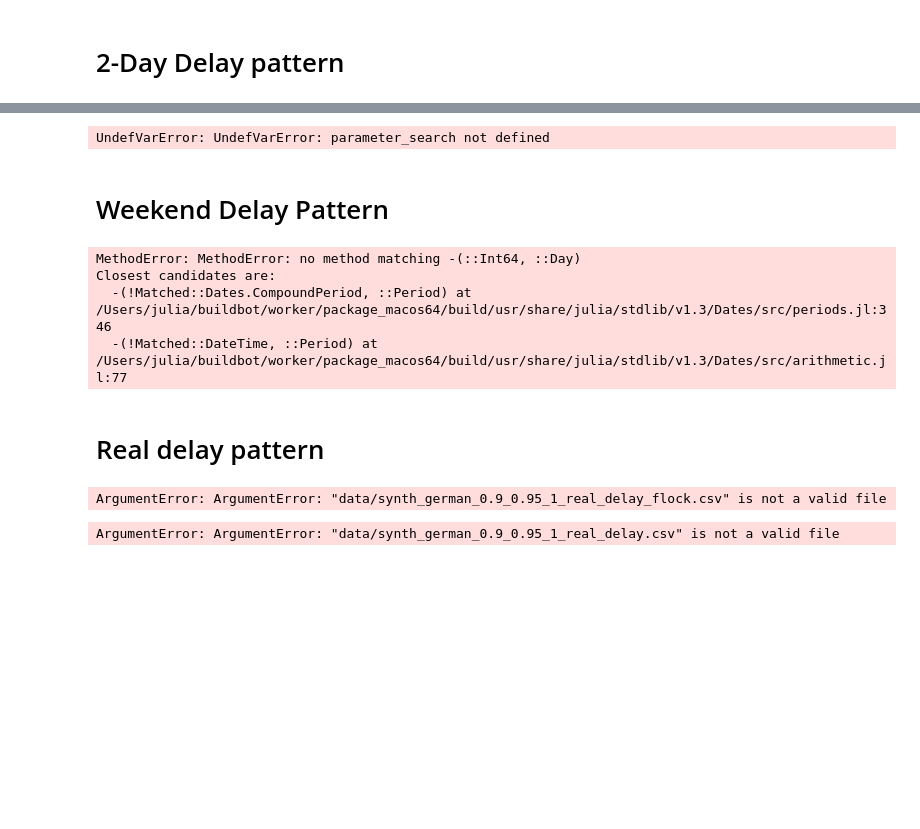
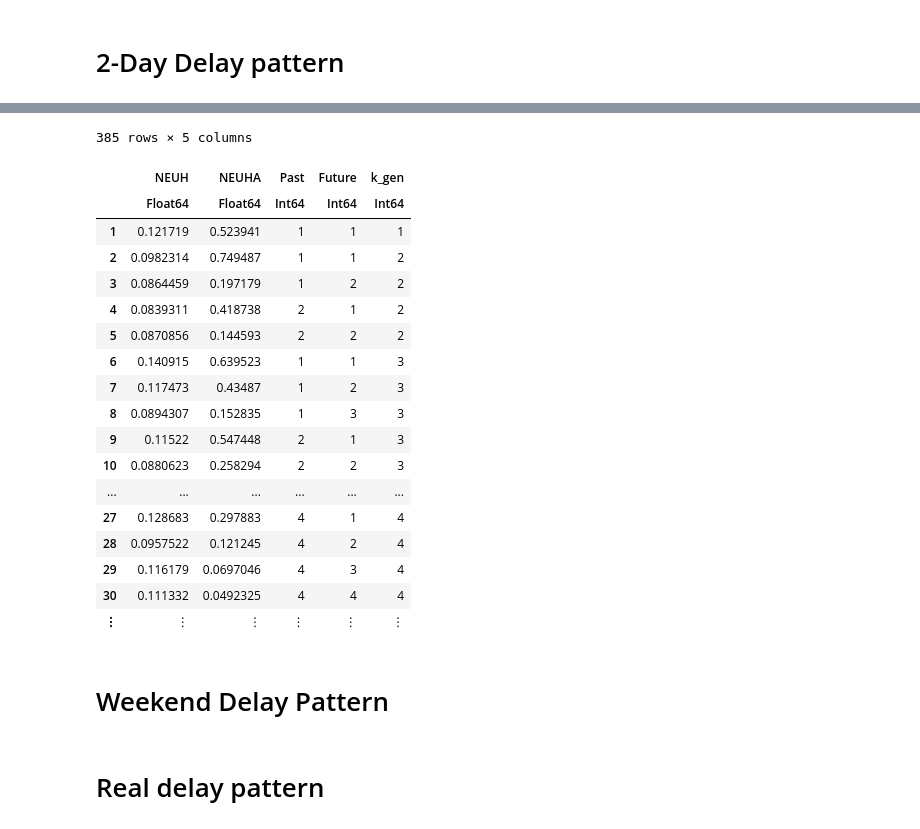
Before and after one commit to timueh/COVID-19, a Jupyter notebook: Synth_data_evaluation.ipynb, the cells around one changed output, grey strips where cells are left out. Saved outputs shown, nothing was run; the diff lists cells and outputs as text; code cells hidden in the pictures; blank space fills up the shorter version.

```diff
--- a/Synth_data_evaluation.ipynb
+++ b/Synth_data_evaluation.ipynb
@@ -166,52 +162,67 @@ Closest candidates are:
 # %%
 result = parameter_search(df, collect(1:10), collect(1:10),  collect(1:10), "delayed")
-CSV.write("mae_2day.csv", result)
 result
 # %% [output]
-UndefVarError: UndefVarError: parameter_search not defined
+385 rows × 5 columns
+|  | NEUH | NEUHA | Past | Future | k_gen |
+|  | Float64 | Float64 | Int64 | Int64 | Int64 |
+| 1 | 0.121719 | 0.523941 | 1 | 1 | 1 |
+| 2 | 0.0982314 | 0.749487 | 1 | 1 | 2 |
+| 3 | 0.0864459 | 0.197179 | 1 | 2 | 2 |
+| 4 | 0.0839311 | 0.418738 | 2 | 1 | 2 |
+| 5 | 0.0870856 | 0.144593 | 2 | 2 | 2 |
+| 6 | 0.140915 | 0.639523 | 1 | 1 | 3 |
+| 7 | 0.117473 | 0.43487 | 1 | 2 | 3 |
+| 8 | 0.0894307 | 0.152835 | 1 | 3 | 3 |
+| 9 | 0.11522 | 0.547448 | 2 | 1 | 3 |
+| 10 | 0.0880623 | 0.258294 | 2 | 2 | 3 |
+| ... | ... | ... | ... | ... | ... |
+| 27 | 0.128683 | 0.297883 | 4 | 1 | 4 |
+| 28 | 0.0957522 | 0.121245 | 4 | 2 | 4 |
+| 29 | 0.116179 | 0.0697046 | 4 | 3 | 4 |
+| 30 | 0.111332 | 0.0492325 | 4 | 4 | 4 |
+| ⋮ | ⋮ | ⋮ | ⋮ | ⋮ | ⋮ |
 # %% [markdown]
 # Weekend Delay Pattern
 # %%
 df = CSV.read("data/synth_0.9_0.95_1_weekend.csv")
 df_cases = get_data(df, days_col = "k", data_col = "delayed", kind = "cases")
-rki_h_N, rki_h_R = build_R(df_cases; past = k_gen - 1, future = 0, k_gen = k_gen)
-neu_h_N, neu_h_R = build_R(df_cases; past = k_gen - 1, future = 3, k_gen = k_gen)
+df_cases.days = map(x -> DateTime(2020,2,3) + Day(x), df_cases.days)
+
+rki_h_N, rki_h_R = build_R(df_cases,k_gen - 1, 0, k_gen)
+neu_h_N, neu_h_R = build_R(df_cases,k_gen - 1, 3, k_gen)
 neu_ha_N, neu_ha_R = build_R_acausal(df_cases, k_gen - 1, 3, k_gen)
 gr()
 plot(rki_h_R.days, rki_h_R.R, label="RKI-H", yscale=:log10)
 plot!(neu_h_R.days, neu_h_R.R, label="NEU-H", yscale=:log10)
 plot!(neu_ha_R.days, neu_ha_R.R, label="NEU-HA", yscale=:log10)
 plot!(index, r_true, label="R true", yscale=:log10)
-# %% [output]
-MethodError: MethodError: no method matching -(::Int64, ::Day)
-Closest candidates are:
-  -(!Matched::Dates.CompoundPeriod, ::Period) at /Users/julia/buildbot/worker/package_macos64/build/usr/share/julia/stdlib/v1.3/Dates/src/periods.jl:346
-  -(!Matched::DateTime, ::Period) at /Users/julia/buildbot/worker/package_macos64/build/usr/share/julia/stdlib/v1.3/Dates/src/arithmetic.jl:77
 # %% [markdown]
 # Real delay pattern
 # %%
-df = CSV.read("data/synth_german_0.9_0.95_1_real_delay_flock.csv")
+df = CSV.read("data/synth_german_0.9_0.95_1_real_delay.csv")
 df_cases = get_data(df, days_col = "k", data_col = "delayed", kind = "cases")
-rki_h_N, rki_h_R = build_R(df_cases; past = k_gen - 1, future = 0, k_gen = k_gen)
-neu_h_N, neu_h_R = build_R(df_cases; past = k_gen - 1, future = 3, k_gen = k_gen)
+df_cases.days = map(x -> DateTime(2020,2,3) + Day(x), df_cases.days)
+
+rki_h_N, rki_h_R = build_R(df_cases,k_gen - 1,  0,k_gen)
+neu_h_N, neu_h_R = build_R(df_cases,k_gen - 1,  3, k_gen)
 neu_ha_N, neu_ha_R = build_R_acausal(df_cases, k_gen - 1, 3, k_gen)
 gr()
 plot(rki_h_R.days, rki_h_R.R, label="RKI-H", yscale=:log10)
 plot!(neu_h_R.days, neu_h_R.R, label="NEU-H", yscale=:log10)
 plot!(neu_ha_R.days, neu_ha_R.R, label="NEU-HA", yscale=:log10)
 plot!(index, r_true, label="R true", yscale=:log10)
-# %% [output]
-ArgumentError: ArgumentError: "data/synth_german_0.9_0.95_1_real_delay_flock.csv" is not a valid file
 # %%
 df = CSV.read("data/synth_german_0.9_0.95_1_real_delay.csv")
 df_cases = get_data(df, days_col = "k", data_col = "delayed", kind = "cases")
-rki_h_N, rki_h_R = build_R(df_cases; past = k_gen - 1, future = 0, k_gen = k_gen)
-neu_h_N, neu_h_R = build_R(df_cases; past = k_gen - 1, future = 3, k_gen = k_gen)
+df_cases.days = map(x -> DateTime(2020,2,3) + Day(x), df_cases.days)
+rki_h_N, rki_h_R = build_R(df_cases, k_gen - 1, 0, k_gen)
+rki7_h_N, rki7_h_R = build_R(df_cases, 7,  0, k_gen)
+neu_h_N, neu_h_R = build_R(df_cases, k_gen - 1,  3, k_gen)
 neu_ha_N, neu_ha_R = build_R_acausal(df_cases, k_gen - 1, 3, k_gen)
-gr()
-plot(rki_h_R.days, rki_h_R.R, label="RKI-H", yscale=:log10)
-plot!(neu_h_R.days, neu_h_R.R, label="NEU-H", yscale=:log10)
-plot!(neu_ha_R.days, neu_ha_R.R, label="NEU-HA", yscale=:log10)
-plot!(index, r_true, label="R true", yscale=:log10)
+
+plot(rki_h_R.days[1:50], rki_h_R.R[1:50], label="RKI-H")
+plot!(rki7_h_R.days[1:50], rki7_h_R.R[1:50], label="RKI-7-H")
+plot!(neu_h_R.days[1:50], neu_h_R.R[1:50], label="NEU-H")
+plot!(neu_ha_R.days[1:50], neu_ha_R.R[1:50], label="NEU-HA")
+plot!(index[1:50], r_true[1:50], label="R true")
-# %% [output]
-ArgumentError: ArgumentError: "data/synth_german_0.9_0.95_1_real_delay.csv" is not a valid file
```
Also changed, not shown: parts of 33 cells of this notebook, 5 other files.
